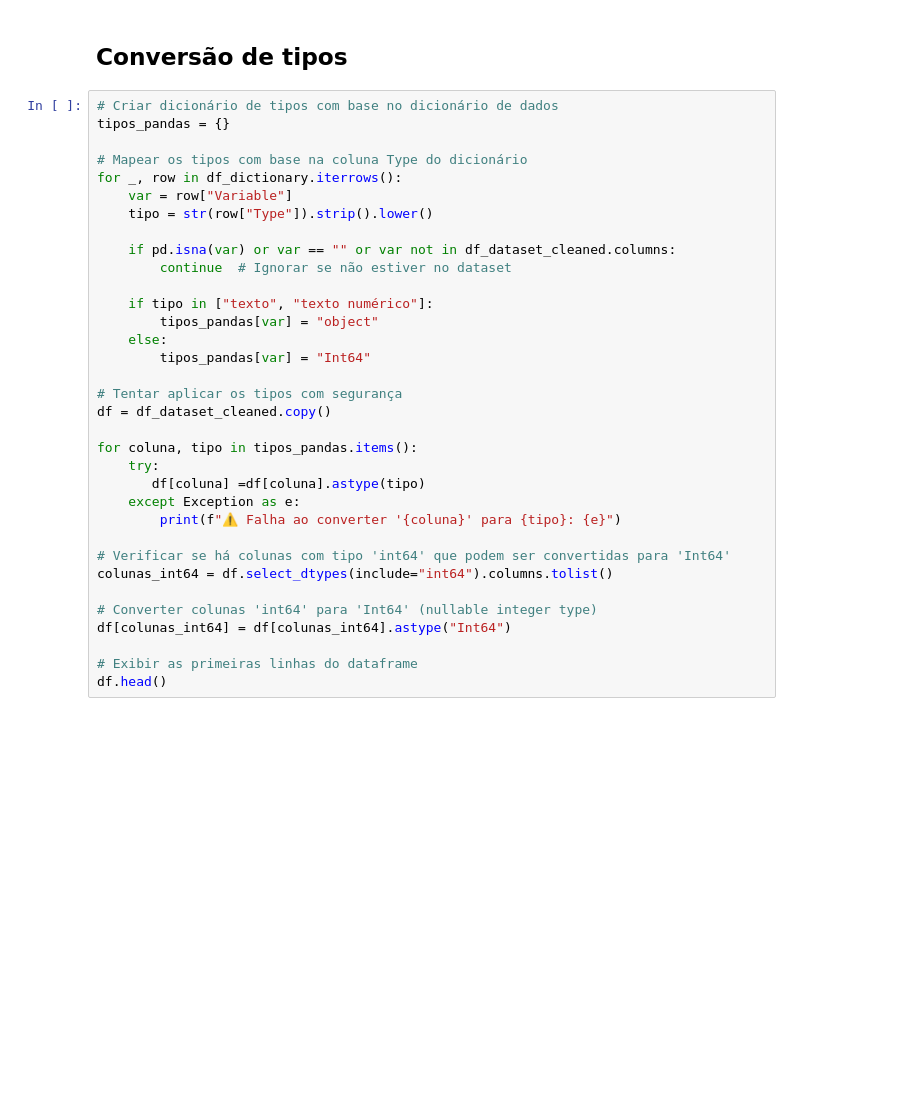
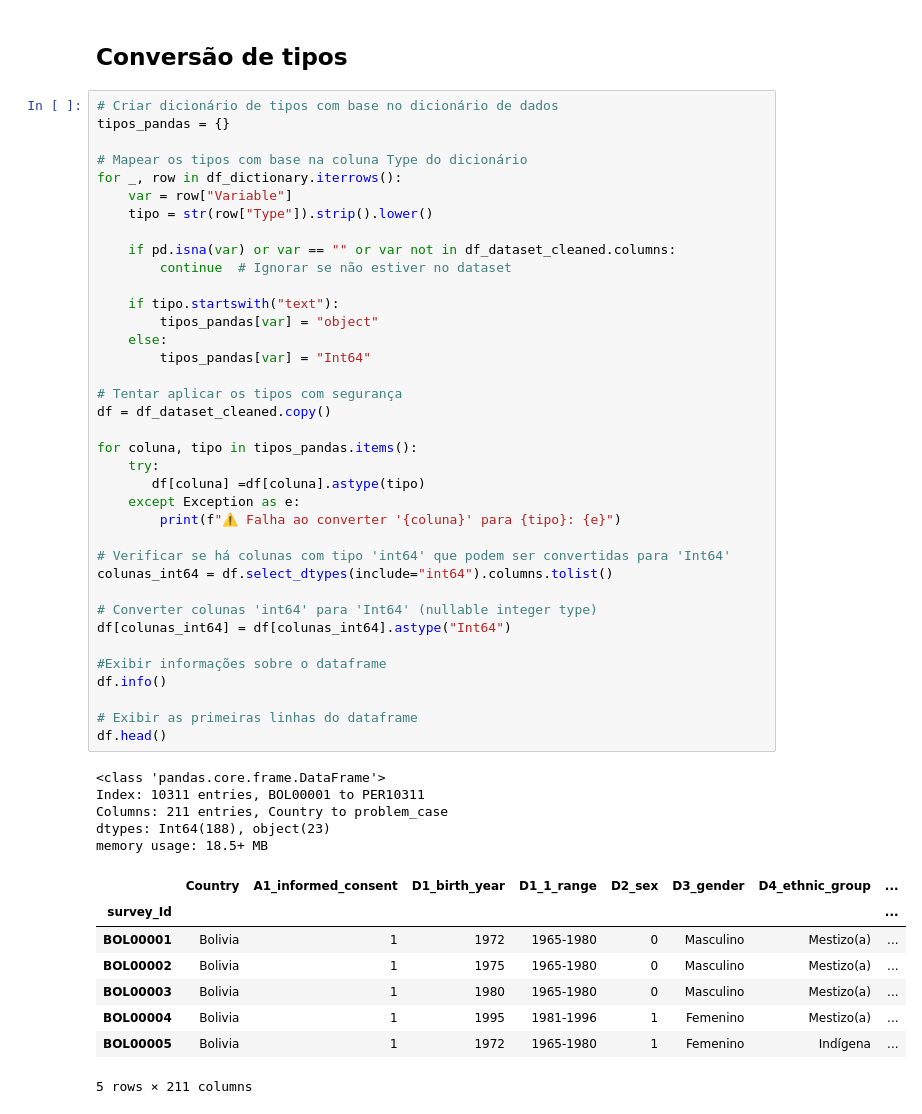
Before and after one commit to mpiccinelli/ellas, a Jupyter notebook: Source/2 - Analise Exploratória.ipynb, the cells around one changed output. Cells and saved outputs as stored; diff of their text form; blank space fills up the shorter version.

```diff
--- a/Source/2 - Analise Exploratória.ipynb
+++ b/Source/2 - Analise Exploratória.ipynb
@@ -43,31 +76,48 @@ tipos_pandas = {}
 
 # Mapear os tipos com base na coluna Type do dicionário
 for _, row in df_dictionary.iterrows():
     var = row["Variable"]
     tipo = str(row["Type"]).strip().lower()
 
     if pd.isna(var) or var == "" or var not in df_dataset_cleaned.columns:
         continue  # Ignorar se não estiver no dataset
 
-    if tipo in ["texto", "texto numérico"]:
+    if tipo.startswith("text"):
         tipos_pandas[var] = "object"
     else:
         tipos_pandas[var] = "Int64"
 
 # Tentar aplicar os tipos com segurança
 df = df_dataset_cleaned.copy()
 
 for coluna, tipo in tipos_pandas.items():
     try:
        df[coluna] =df[coluna].astype(tipo)
     except Exception as e:
         print(f"⚠️ Falha ao converter '{coluna}' para {tipo}: {e}")
 
 # Verificar se há colunas com tipo 'int64' que podem ser convertidas para 'Int64'
 colunas_int64 = df.select_dtypes(include="int64").columns.tolist()
 
 # Converter colunas 'int64' para 'Int64' (nullable integer type)
 df[colunas_int64] = df[colunas_int64].astype("Int64")
 
+#Exibir informações sobre o dataframe
+df.info()
+
 # Exibir as primeiras linhas do dataframe
 df.head()
+# %% [output]
+<class 'pandas.core.frame.DataFrame'>
+Index: 10311 entries, BOL00001 to PER10311
+Columns: 211 entries, Country to problem_case
+dtypes: Int64(188), object(23)
+memory usage: 18.5+ MB
+|  | Country | A1_informed_consent | D1_birth_year | D1_1_range | D2_sex | D3_gender | D4_ethnic_group | ... |
+| survey_Id |  |  |  |  |  |  |  | ... |
+| BOL00001 | Bolivia | 1 | 1972 | 1965-1980 | 0 | Masculino | Mestizo(a) | ... |
+| BOL00002 | Bolivia | 1 | 1975 | 1965-1980 | 0 | Masculino | Mestizo(a) | ... |
+| BOL00003 | Bolivia | 1 | 1980 | 1965-1980 | 0 | Masculino | Mestizo(a) | ... |
+| BOL00004 | Bolivia | 1 | 1995 | 1981-1996 | 1 | Femenino | Mestizo(a) | ... |
+| BOL00005 | Bolivia | 1 | 1972 | 1965-1980 | 1 | Femenino | Indígena | ... |
+5 rows × 211 columns
```
Also changed, not shown: parts of 3 cells of this notebook.
